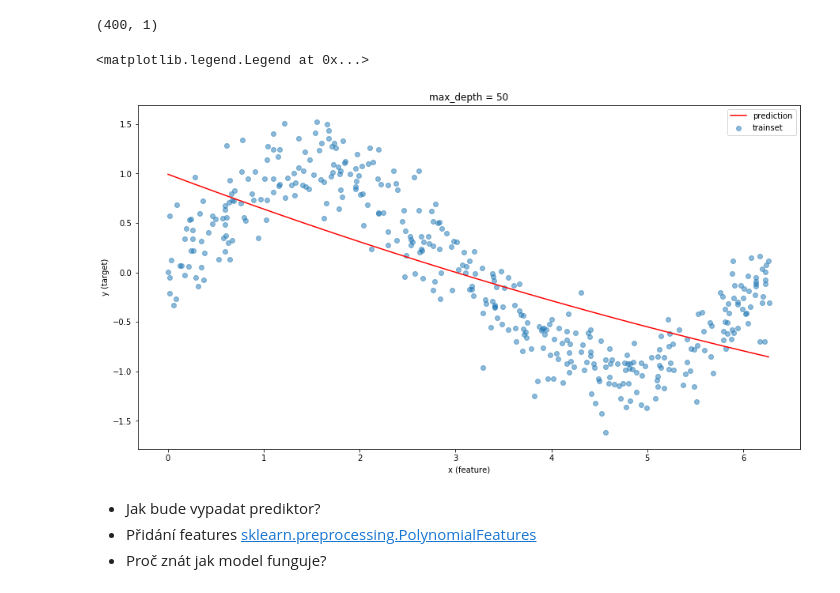
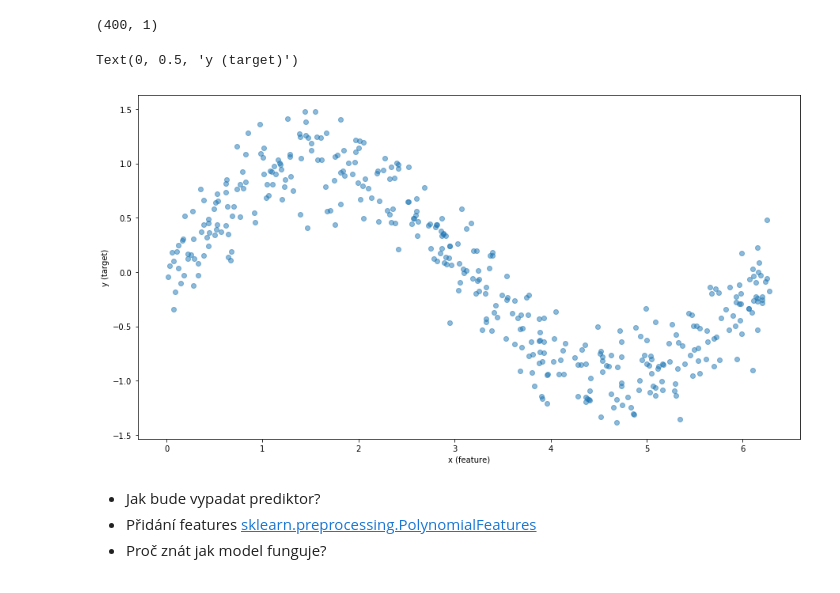
Before and after one commit to tomasprinda/ml-workshop-1, a Jupyter notebook: linear_regression_explain.ipynb, the cells around one changed output. Saved outputs shown, nothing was run; the diff lists cells and outputs as text; code cells hidden in the pictures.

```diff
--- a/linear_regression_explain.ipynb
+++ b/linear_regression_explain.ipynb
@@ -353,30 +354,30 @@ x_dev = add_features(x_dev)
 # %%
 from sklearn.metrics import mean_squared_error
 from sklearn.linear_model import LinearRegression
 
 plt.rcParams["figure.figsize"] = (15,8)
 
 # train
 model = LinearRegression()
 model.fit(x_train, y_train)
 
 # plot dataset
 plt.scatter(x_train[:, 0], y_train, alpha=0.5, label="trainset")
 #     plt.scatter(x_dev[:, 0], y_dev, alpha=0.5, c='green', label="devset")
 plt.xlabel("x (feature)")
 plt.ylabel("y (target)")
-plt.title("max_depth = {}".format(max_depth))
+
 
 # plot predictions
-x_test = np.arange(min(x_train[:, 0]), max(x_train[:, 0]), 0.01)
-x_test = x_test[:, np.newaxis]
-x_test = add_features(x_test)
-y_test = model.predict(x_test)
-plt.plot(x_test[:, 0], y_test, 'r', label='prediction')
-plt.legend()
+# x_test = np.arange(min(x_train[:, 0]), max(x_train[:, 0]), 0.01)
+# x_test = x_test[:, np.newaxis]
+# x_test = add_features(x_test)
+# y_test = model.predict(x_test)
+# plt.plot(x_test[:, 0], y_test, 'r', label='prediction')
+# plt.legend()
 # %% [output]
-<matplotlib.legend.Legend at 0x...>
+Text(0, 0.5, 'y (target)')
-[figure, old version]
+[figure, new version]
 # %% [markdown]
 - Jak bude vypadat prediktor?
 - Přidání features [sklearn.preprocessing.PolynomialFeatures](http://scikit-learn.org/stable/modules/generated/sklearn.preprocessing.PolynomialFeatures.html)
```
Also changed, not shown: parts of 9 cells of this notebook, 2 other files.
